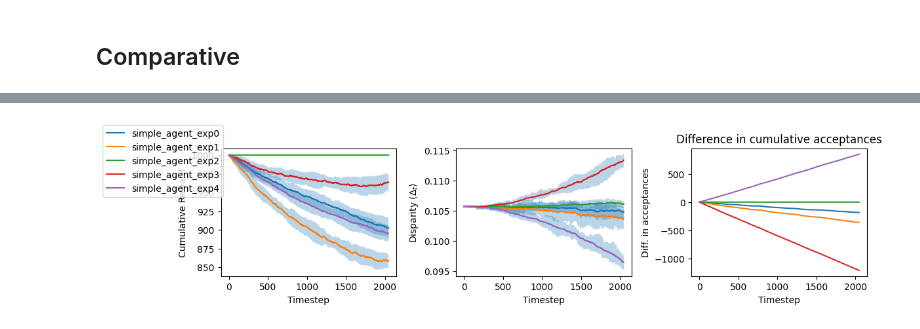
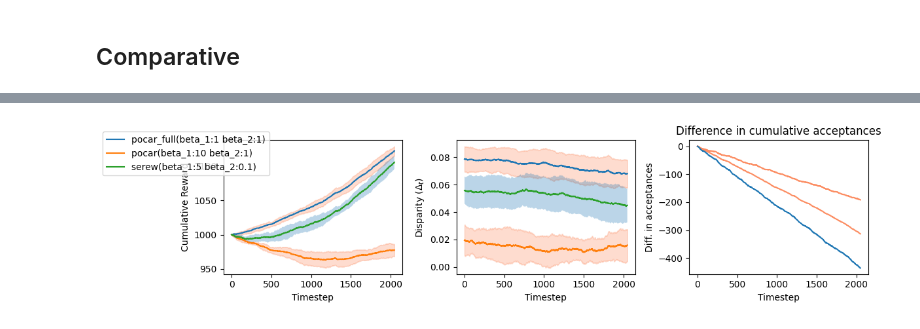
Before and after one commit to hiaac-finance/sellf, a Jupyter notebook: lending_experiment/figures.ipynb, the cells around one changed output, grey strips where cells are left out. Cells and saved outputs as stored; diff of their text form; code cells hidden in the pictures.

```diff
--- a/lending_experiment/figures.ipynb
+++ b/lending_experiment/figures.ipynb
@@ -303,8 +363,2 @@ mu_type = "qualification"
 # %% [markdown]
 ## Comparative
-# %%
-alg_names = []
-for i in range(5):
-    alg_names.append(f"simple_agent_exp{i}")
-results = summarize_hyperparam(env_name, mu_type, alg_names)
-results
@@ -334,0 +387,12 @@ selected_algs = (
+# %%
+env_name = "enem"
+mu_type = "accuracy"
+alg_names = []
+for beta_1 in [1, 2, 5, 10]:
+    for beta_2 in [0, 0.05, 0.1]:
+        alg_names.append(f"serew(beta_1:{beta_1} beta_2:{beta_2})")
+    for beta_2 in [1, 2, 5, 10]:
+        alg_names.append(f"pocar(beta_1:{beta_1} beta_2:{beta_2})")
+        alg_names.append(f"pocar_full(beta_1:{beta_1} beta_2:{beta_2})")
+results = summarize_hyperparam(env_name, mu_type, alg_names)
+results.sort_values("score", ascending = False).groupby("alg_simplified").first()
@@ -335,2 +405,2 @@ selected_algs = (
 # %%
-selected_algs = alg_names
+selected_algs = results.sort_values("score", ascending=False).groupby("alg_simplified").first()["alg"].tolist()
@@ -403,5 +407,34 @@ for i in range(len(df_list)):
 # %%
+df_list = [
+    pd.read_csv(f"experiments/{env_name}/{mu_type}/{alg}/eval/eval_data.csv")
+    for alg in selected_algs
+]
+for i in range(len(df_list)):
+    # create column with number of acceptions for each group
+    df_list[i]["accept_g0"] = df_list[i]["action"] * (df_list[i]["group_id"] == 0)
+    df_list[i]["accept_g1"] = df_list[i]["action"] * (df_list[i]["group_id"] == 1)
+
+    # for each ep, compute cumulative sum of accept_g0 and accept_g1
+    df_list[i]["n_accept_g0"] = df_list[i].groupby("ep")["accept_g0"].cumsum()
+    df_list[i]["n_accept_g1"] = df_list[i].groupby("ep")["accept_g1"].cumsum()
+    df_list[i]["delta"] = df_list[i]["delta"].abs()
+
+    df_list[i] = (
+        df_list[i]
+        .groupby("t")
+        .agg(
+            {
+                "resource": ["mean", "std"],
+                "delta": ["mean", "std"],
+                "n_accept_g0": ["mean", "std"],
+                "n_accept_g1": ["mean", "std"],
+            }
+        )
+    )
+
+
 def legend_func(alg_name):
+    return alg_name
     if "sellf" in alg_name:
         return "Sellf"
     if "ppo" in alg_name:
@@ -423,7 +456,7 @@ def color_func(alg_name):
 fig, axs = plt.subplots(nrows=1, ncols=3, figsize=(12, 3))
 for alg, df in zip(selected_algs, df_list):
     axs[0].plot(
-        df.index, df["resource"]["mean"], label=legend_func(alg), color=color_func(alg)
+        df.index, df["resource"]["mean"], label=legend_func(alg) #, color=color_func(alg)
     )
     axs[0].fill_between(
         df.index,
@@ -434,41 +467,39 @@ for alg, df in zip(selected_algs, df_list):
     )
 
     axs[1].plot(
-        df.index, df["delta"]["mean"], label=legend_func(alg), color=color_func(alg)
+        df.index, df["delta"]["mean"], label=legend_func(alg) #, color=color_func(alg)
     )
     axs[1].fill_between(
         df.index,
-        #df["delta"]["mean"] - df["delta"]["std"],
-        #df["delta"]["mean"] + df["delta"]["std"],
-        df["delta"]["percentile_10"],
-        df["delta"]["percentile_90"],
+        df["delta"]["mean"] - df["delta"]["std"],
+        df["delta"]["mean"] + df["delta"]["std"],
         alpha=0.3,
         color=color_func(alg),
     )
 
     # calculate the difference in acceptance
     diff_accept = df["n_accept_g0"]["mean"] - df["n_accept_g1"]["mean"]
     axs[2].plot(
         df.index,
         diff_accept,
         label=legend_func(alg),
         color=color_func(alg),
     )
 
 
 for i in range(3):
     axs[i].set_xlabel("Timestep")
 
 axs[0].set_ylabel("Cumulative Reward")
 axs[1].set_ylabel("Disparity ($\Delta_t$)")
 axs[2].set_ylabel("Diff. in acceptances")
 axs[2].set_title("Difference in cumulative acceptances")
 
 
 # place legend outside the left plot
 axs[0].legend(loc="center left", bbox_to_anchor=(-0.7, 0.9))
 plt.tight_layout()
 #plt.savefig("figures/fico_tpr.pdf", bbox_inches='tight')
 plt.show()
 # %% [output]
-[figure, old version]
+[figure, new version]
```
Also changed, not shown: parts of 28 cells of this notebook.
